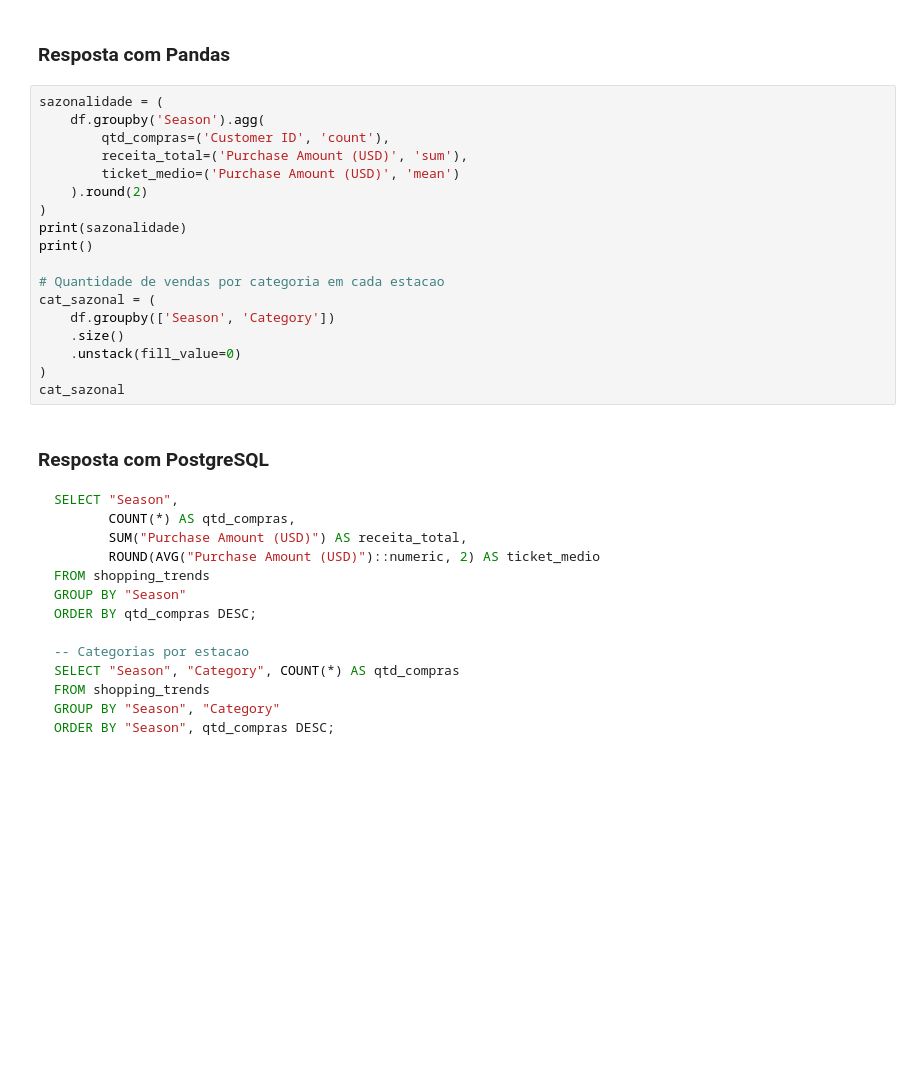
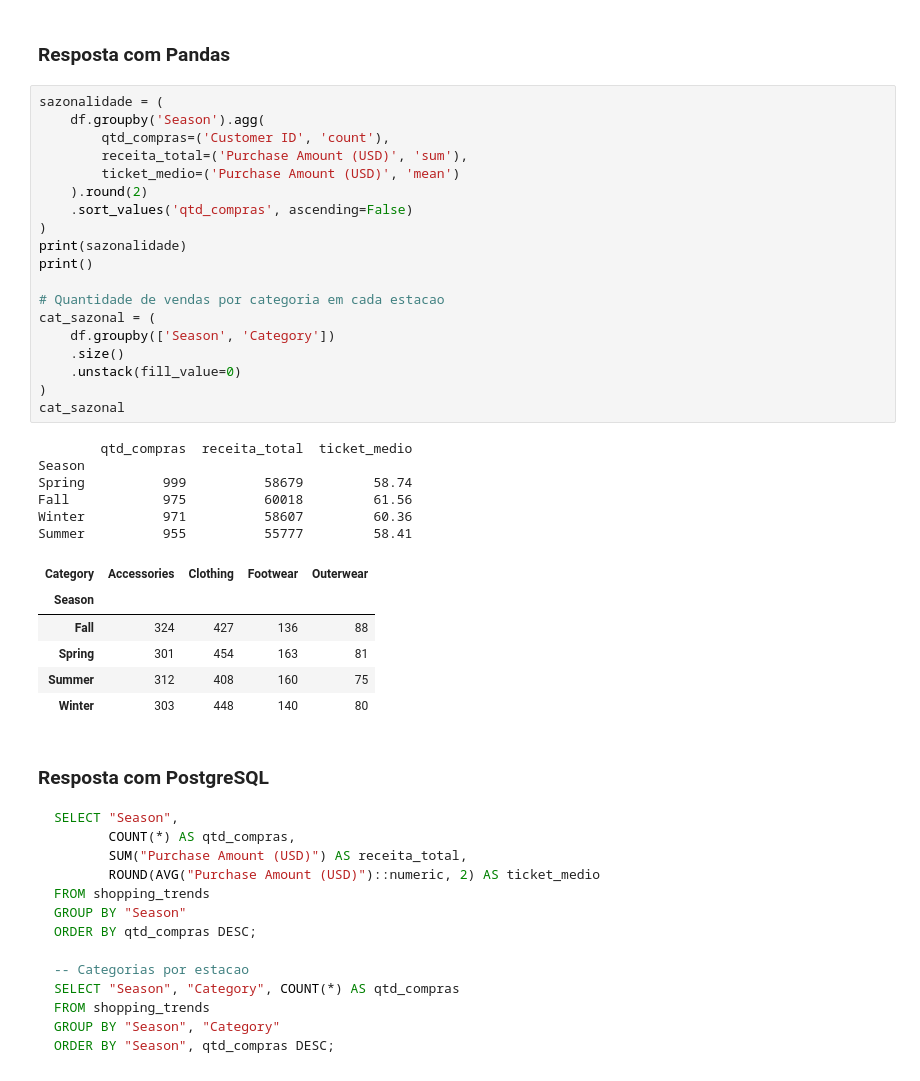
Before and after one commit to alisson002/tendenciasDeConsumo_comportamentoDoCliente, a Jupyter notebook: analise_tendencias.ipynb, the cells around one changed output. Cells and saved outputs as stored; diff of their text form; blank space fills up the shorter version.

```diff
--- a/analise_tendencias.ipynb
+++ b/analise_tendencias.ipynb
@@ -233,21 +319,35 @@ Detectar padroes sazonais que possam orientar planejamento de estoque e campanha
 # %%
 sazonalidade = (
     df.groupby('Season').agg(
         qtd_compras=('Customer ID', 'count'),
         receita_total=('Purchase Amount (USD)', 'sum'),
         ticket_medio=('Purchase Amount (USD)', 'mean')
     ).round(2)
+    .sort_values('qtd_compras', ascending=False)
 )
 print(sazonalidade)
 print()
 
 # Quantidade de vendas por categoria em cada estacao
 cat_sazonal = (
     df.groupby(['Season', 'Category'])
     .size()
     .unstack(fill_value=0)
 )
 cat_sazonal
+# %% [output]
+        qtd_compras  receita_total  ticket_medio
+Season
+Spring          999          58679         58.74
+Fall            975          60018         61.56
+Winter          971          58607         60.36
+Summer          955          55777         58.41
+| Category | Accessories | Clothing | Footwear | Outerwear |
+| Season |  |  |  |  |
+| Fall | 324 | 427 | 136 | 88 |
+| Spring | 301 | 454 | 163 | 81 |
+| Summer | 312 | 408 | 160 | 75 |
+| Winter | 303 | 448 | 140 | 80 |
 # %% [markdown]
 ### Resposta com PostgreSQL
 
```
Also changed, not shown: parts of 26 cells of this notebook, 2 other files.
